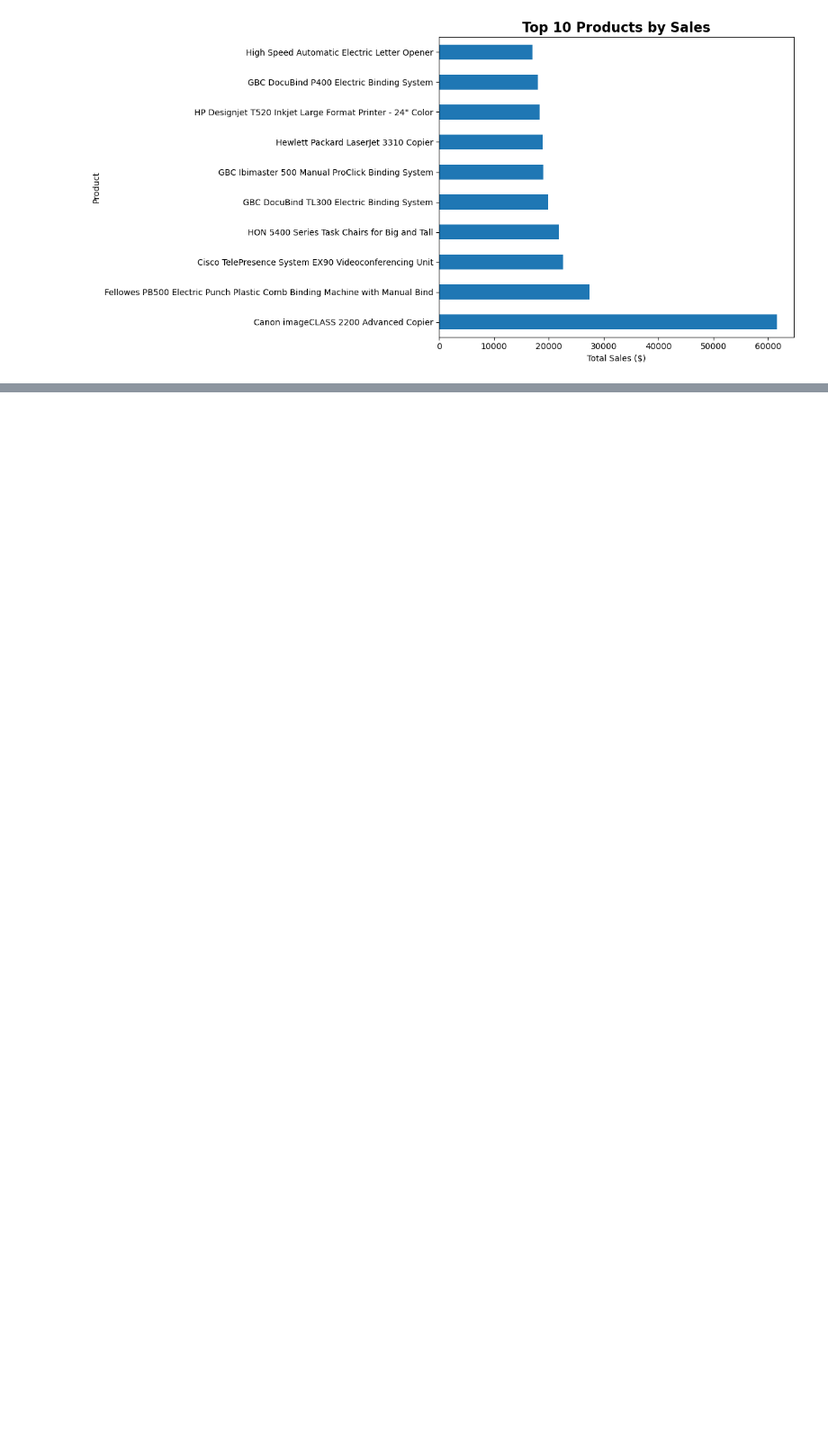
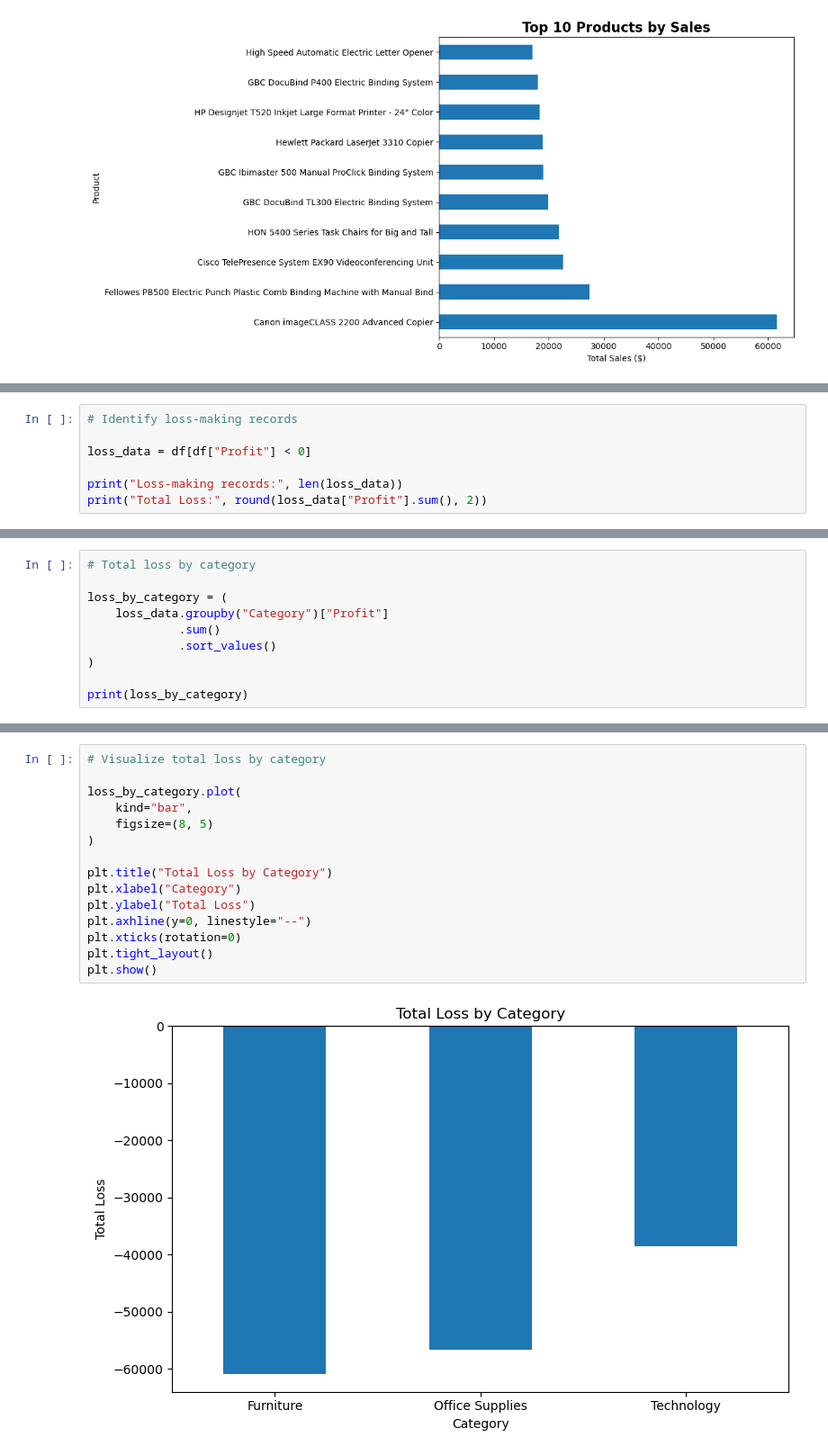
Before and after one commit to prakash-v181/E-Commerce-Sales-Analytics, a Jupyter notebook: Python/analysis.ipynb, the cells around one changed output, grey strips where cells are left out. Shown at 90% size. Saved outputs shown, nothing was run; the diff lists cells and outputs as text; blank space fills up the shorter version.

```diff
--- a/Python/analysis.ipynb
+++ b/Python/analysis.ipynb
@@ -286,0 +491,7 @@ plt.show()
+# %%
+# Identify loss-making records
+
+loss_data = df[df["Profit"] < 0]
+
+print("Loss-making records:", len(loss_data))
+print("Total Loss:", round(loss_data["Profit"].sum(), 2))
@@ -286,0 +501,10 @@ plt.show()
+# %%
+# Total loss by category
+
+loss_by_category = (
+    loss_data.groupby("Category")["Profit"]
+             .sum()
+             .sort_values()
+)
+
+print(loss_by_category)
@@ -286,0 +517,17 @@ plt.show()
+# %%
+# Visualize total loss by category
+
+loss_by_category.plot(
+    kind="bar",
+    figsize=(8, 5)
+)
+
+plt.title("Total Loss by Category")
+plt.xlabel("Category")
+plt.ylabel("Total Loss")
+plt.axhline(y=0, linestyle="--")
+plt.xticks(rotation=0)
+plt.tight_layout()
+plt.show()
+# %% [output]
+[figure, added]
```
Also changed, not shown: parts of 52 cells of this notebook.
